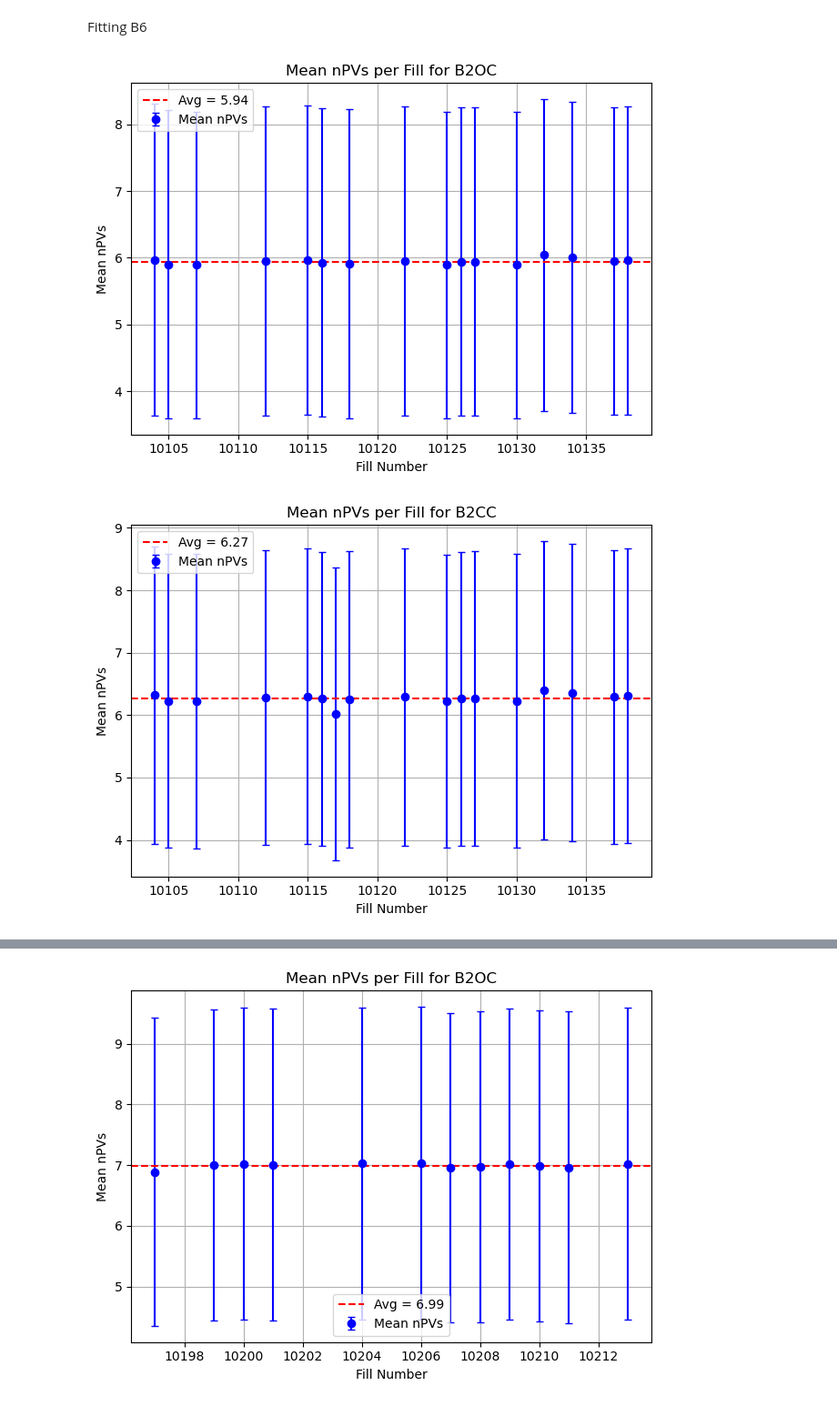
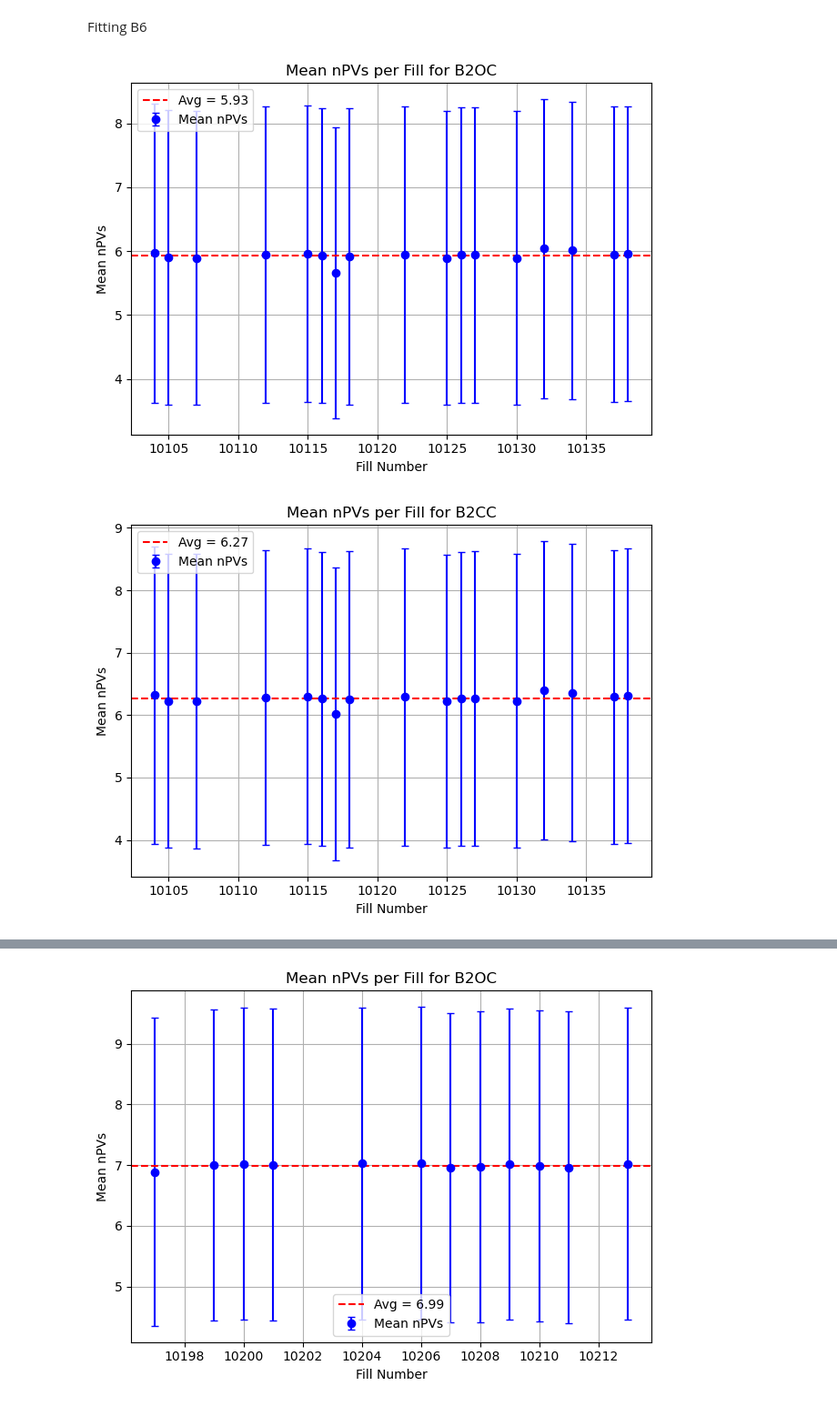
Before and after one commit to yasinghasmi/Bplus_TimeStability_LHCb, a Jupyter notebook: nPV_per_fill.ipynb, the cells around one changed output, grey strips where cells are left out. Shown: that part at 91% size. Saved outputs shown, nothing was run; the diff lists cells and outputs as text; code cells hidden in the pictures.

```diff
--- a/nPV_per_fill.ipynb
+++ b/nPV_per_fill.ipynb
@@ -122,7 +122,7 @@ Fitting B6
 # %%
 nPVs_data_b2oc_B6 = []
 extract_nPVs_stats(
-    file_pattern='/data/processed/2024_B2OC_DOWN_B6_F10*.root',
+    file_pattern='./data/processed_clean_bp_p/2024_B2OC_B6_F10*.root',
     tree_name='ST-b2oc',
     output_list=nPVs_data_b2oc_B6
 )
@@ -133,7 +133,7 @@ extract_nPVs_stats(
 
 nPVs_data_b2cc_B6 = []
 extract_nPVs_stats(
-    file_pattern='/data/processed/2024_B2CC_DOWN_B6_F10*.root',
+    file_pattern='./data/processed_clean_bp_p/2024_B2CC_B6_F10*.root',
     tree_name='ST-b2cc',
     output_list=nPVs_data_b2cc_B6
 )
@@ -161,32 +161,32 @@ for fill in sorted(b2oc_dict):
         nPVs_data_B6.append((fill, round(R, 3), round(sigma_R, 3)))
 
 # # Print result
 # print("nPVs_data = [")
 # for entry in nPVs_data_B6:
 #     print(f"    {entry},")
 # print("]")
 
 for nPVs_datas in [nPVs_data_b2oc_B6, nPVs_data_b2cc_B6, nPVs_data_B6]:
     # Separate into x (fill), y (mean), and yerr (stddev)
     fills = [entry[0] for entry in nPVs_datas]
     means = [entry[1] for entry in nPVs_datas]
     errors = [entry[2] for entry in nPVs_datas]
 
     # Compute average (zero-order fit)
     mean_average = np.mean(means)
 
     # Plot with error bars
     plt.errorbar(fills, means, yerr=errors, fmt='o', capsize=3, color='blue', label='Mean nPVs')
     plt.axhline(mean_average, color='red', linestyle='--', label=f'Avg = {mean_average:.2f}')
 
     # Labels and layout
     plt.xlabel("Fill Number")
     plt.ylabel("Mean nPVs")
     plt.title(f"Mean nPVs per Fill for {'B2OC' if nPVs_datas == nPVs_data_b2oc_B6 else 'B2CC' if nPVs_datas == nPVs_data_b2cc_B6 else 'Ratio'}")
     plt.grid(True)
     plt.legend()
     plt.tight_layout()
     plt.show()
 # %% [output]
-[figure, old version]
+[figure, new version]
 [figure]
```
Also changed, not shown: parts of 8 cells of this notebook, 6 other files.
